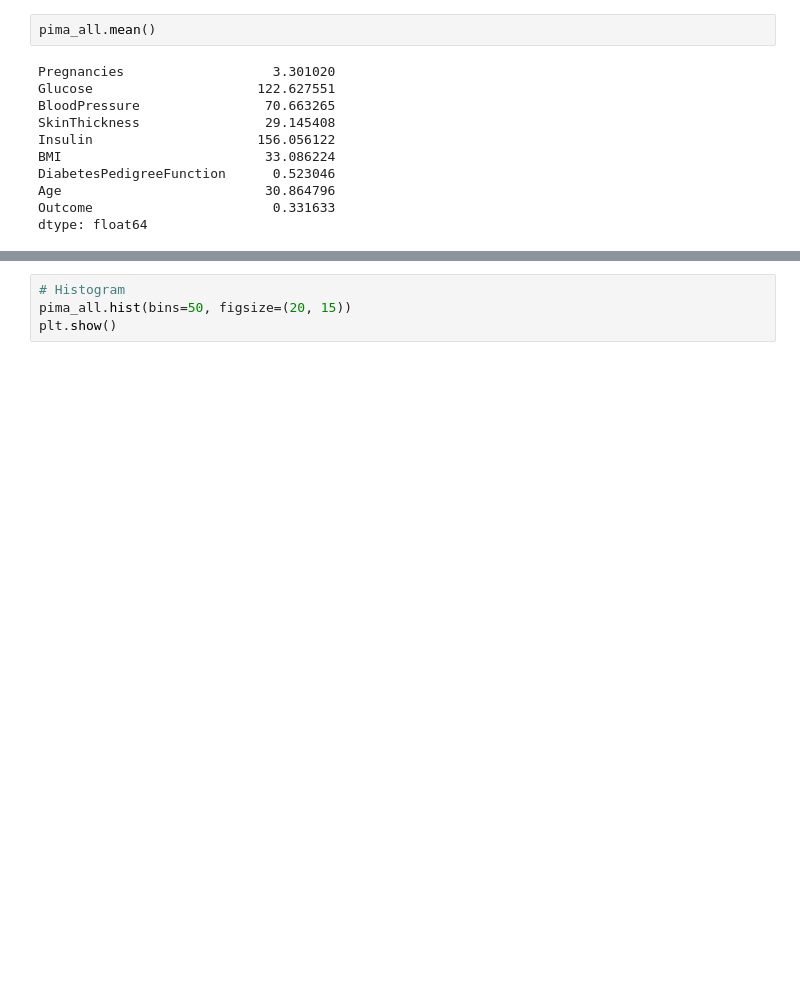
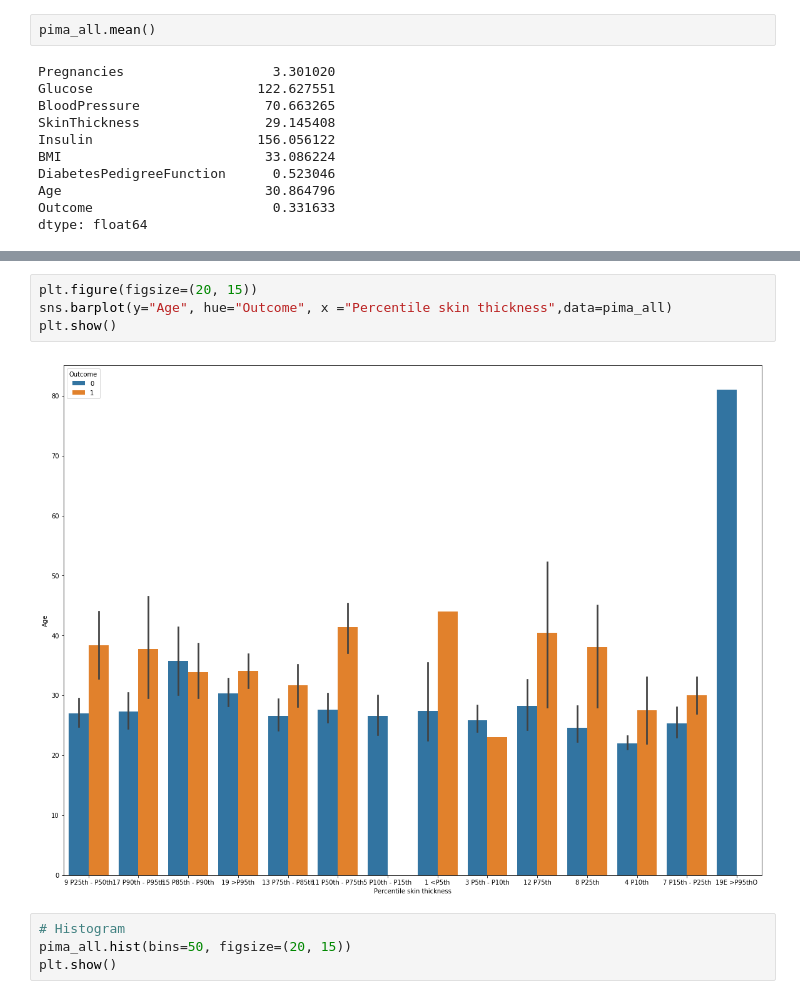
Before and after one commit to npradaschnor/Pima-Indians-Diabetes-Dataset, a Jupyter notebook: Pima Indians Diabetes Dataset.ipynb, the cells around one changed output, grey strips where cells are left out. Cells and saved outputs as stored; diff of their text form; blank space fills up the shorter version.

Commit message:
bar graph

```diff
--- a/Pima Indians Diabetes Dataset.ipynb
+++ b/Pima Indians Diabetes Dataset.ipynb
@@ -546,4 +547,10 @@ Outcome                                  1
 dtype: object
+# %%
+plt.figure(figsize=(20, 15))
+sns.barplot(y="Age", hue="Outcome", x ="Percentile skin thickness",data=pima_all)
+plt.show()
+# %% [output]
+[figure, added]
 # %%
 # Histogram
 pima_all.hist(bins=50, figsize=(20, 15))
```
Also changed, not shown: parts of 18 cells of this notebook.
